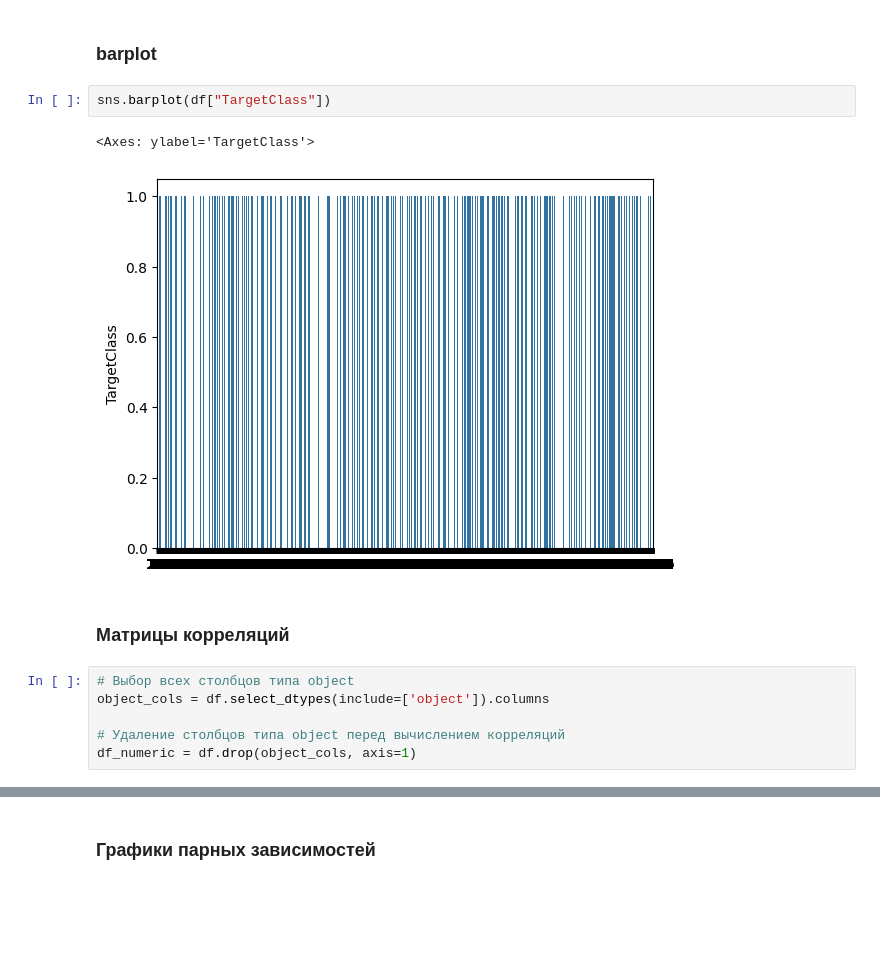
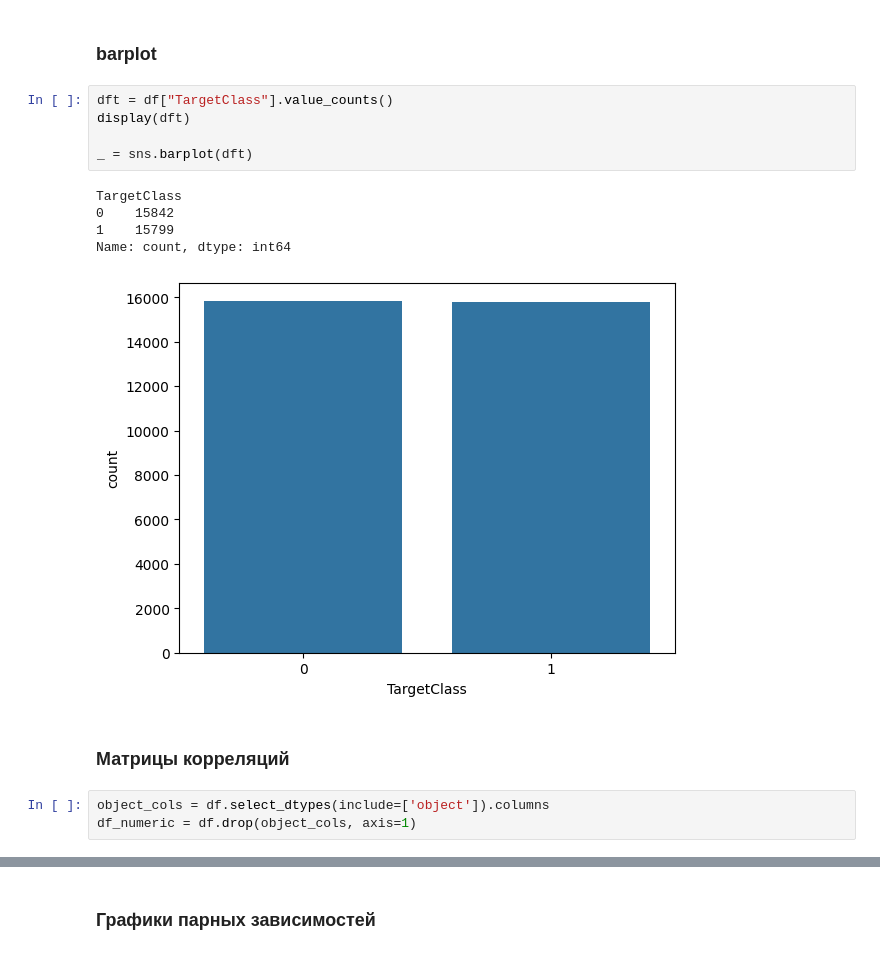
Before and after one commit to AndreDon0/ADA, a Jupyter notebook: Homework_7/ЦК_ДЗ_Визуализация_+_EDA.ipynb, the cells around one changed output, grey strips where cells are left out. Cells and saved outputs as stored; diff of their text form; blank space fills up the shorter version.

```diff
--- a/Homework_7/ЦК_ДЗ_Визуализация_+_EDA.ipynb
+++ b/Homework_7/ЦК_ДЗ_Визуализация_+_EDA.ipynb
@@ -112,18 +137,21 @@ plt.tight_layout()
 Логично, что `df["TargetClass"]` класса **bool** не будет иметь исключений, при нормальном распределении.
 # %% [markdown]
 ### barplot
-# %%
-sns.barplot(df["TargetClass"])
-# %% [output]
-<Axes: ylabel='TargetClass'>
-[figure, removed]
+# %%
+dft = df["TargetClass"].value_counts()
+display(dft)
+
+_ = sns.barplot(dft)
+# %% [output]
+TargetClass
+0    15842
+1    15799
+Name: count, dtype: int64
+[figure, added]
 # %% [markdown]
 ### Матрицы корреляций
 # %%
-# Выбор всех столбцов типа object
 object_cols = df.select_dtypes(include=['object']).columns
-
-# Удаление столбцов типа object перед вычислением корреляций
 df_numeric = df.drop(object_cols, axis=1)
 # %%
 # Создание корреляционных матриц
```
Also changed, not shown: parts of 11 cells of this notebook.
